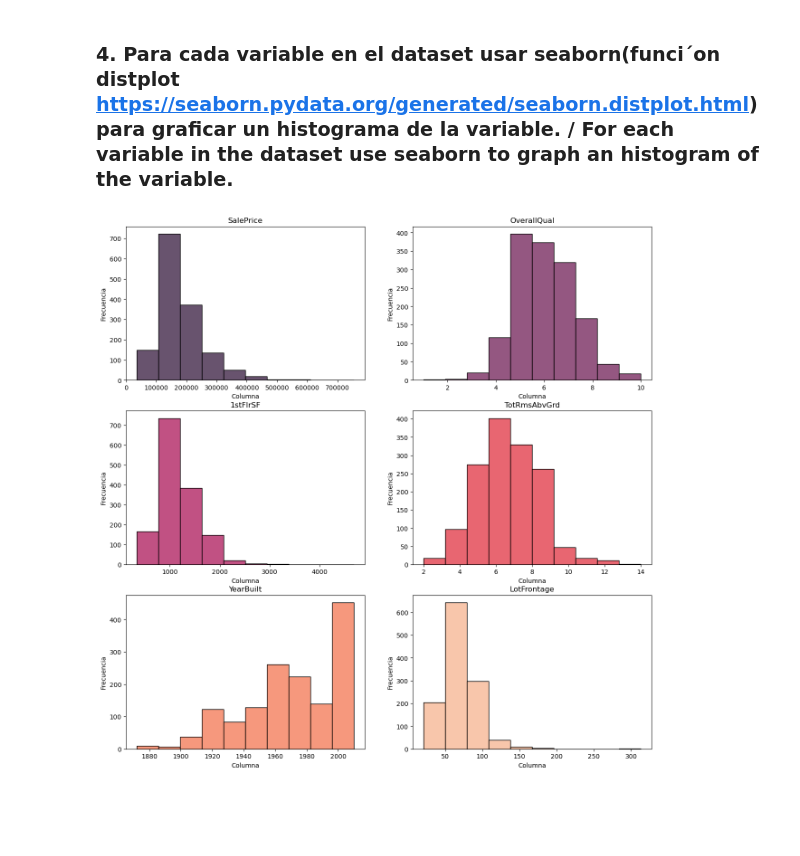
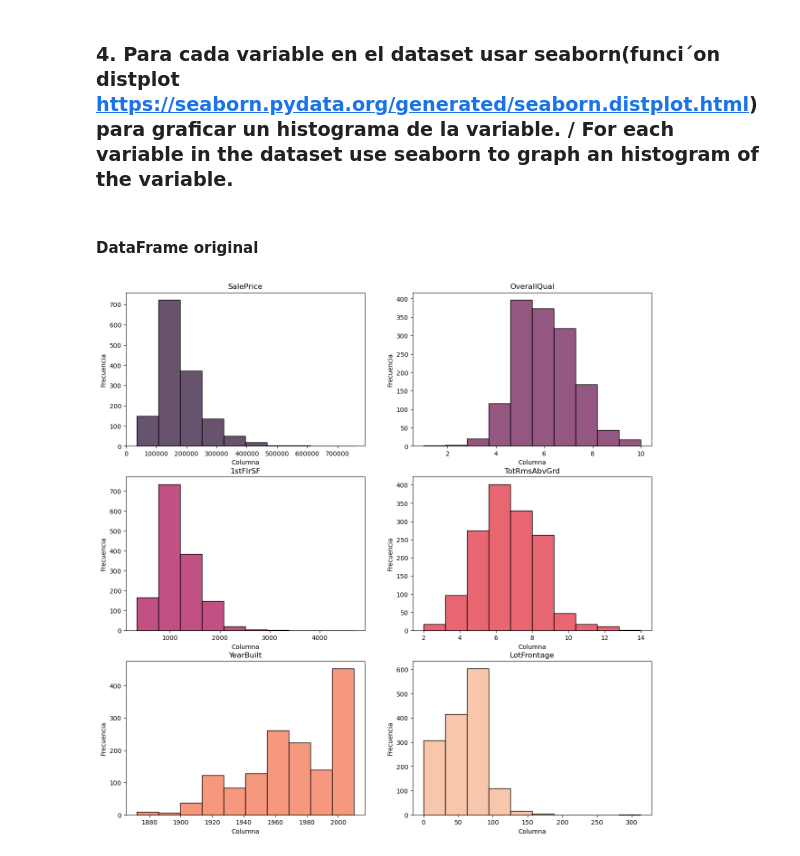
Before and after one commit to 1Dore/LinearRegModel, a Jupyter notebook: Proyecto.ipynb, the cells around one changed output. Drawn from its saved outputs; the diff is of its cells as text; code cells hidden in the pictures; blank space fills up the shorter version.

Commit message:
actualización de dataframes del slicing para analisis exploratorio

```diff
--- a/Proyecto.ipynb
+++ b/Proyecto.ipynb
@@ -91,3 +118,6 @@ df
+# %%
+# se llenan los NaN con 0 porque no saber puede implicar que la propiedad no tiene metros que den a una calle
+df['LotFrontage'].fillna(0, inplace=True)
 # %% [markdown]
 #### funciones de prueba pandas
 # %%
@@ -273,3 +303,23 @@ def getVariablesScaleType(dataset):
                 continuas.append(col)
 
     return continuas, discretas, categoricas
+# %%
+def histogramas_subplot(dataframe):
+    num_subplots_por_fila = 2
+    num_filas = (len(df.columns) - 1) // num_subplots_por_fila + 1
+    num_columnas = num_subplots_por_fila
+
+    palette = sns.color_palette("rocket", num_filas * num_columnas)  # Ejemplo: paleta "tab10"
+    sns.set_palette(palette)
+
+    # Crear subplots
+    fig, axs = plt.subplots(num_filas, num_columnas, figsize=(15, 5*num_filas))
+
+    for i, key in enumerate(df.columns):
+        ax = axs[i // num_subplots_por_fila, i % num_subplots_por_fila]
+        sns.histplot(dataframe[key], ax=ax, bins=10, color=palette[i], edgecolor='black')
+        ax.set_title(key)
+        ax.set_xlabel('Columna')
+        ax.set_ylabel('Frecuencia')
+
+    plt.show()
@@ -306,23 +382,8 @@ La desviación estandar es de:  24.284751774483176
 # %% [markdown]
 ### 4. Para cada variable en el dataset usar seaborn(funci´on distplot https://seaborn.pydata.org/generated/seaborn.distplot.html) para graficar un histograma de la variable. / For each variable in the dataset use seaborn to graph an histogram of the variable.
+# %% [markdown]
+#### DataFrame original
 # %%
-num_subplots_por_fila = 2
-num_filas = (len(keys) - 1) // num_subplots_por_fila + 1
-num_columnas = num_subplots_por_fila
-
-palette = sns.color_palette("rocket", num_filas * num_columnas)  # Ejemplo: paleta "tab10"
-sns.set_palette(palette)
-
-# Crear subplots
-fig, axs = plt.subplots(num_filas, num_columnas, figsize=(15, 5*num_filas))
-
-for i, key in enumerate(df.columns):
-    ax = axs[i // num_subplots_por_fila, i % num_subplots_por_fila]
-    sns.histplot(df[key], ax=ax, bins=10, color=palette[i], edgecolor='black')
-    ax.set_title(key)
-    ax.set_xlabel('Columna')
-    ax.set_ylabel('Frecuencia')
-
-plt.show()
+histogramas_subplot(df)
 # %% [output]
-[figure, old version]
+[figure, new version]
```
Also changed, not shown: parts of 17 cells of this notebook.
